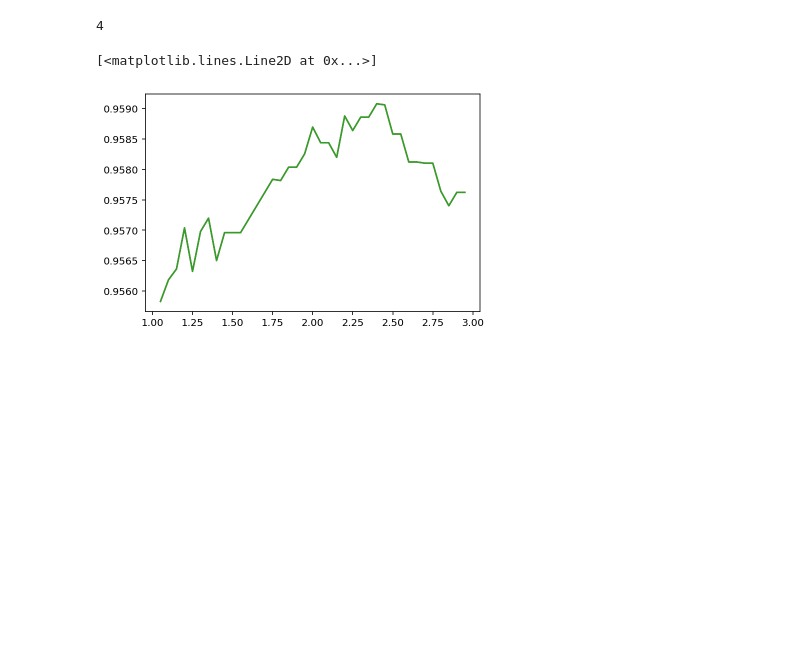
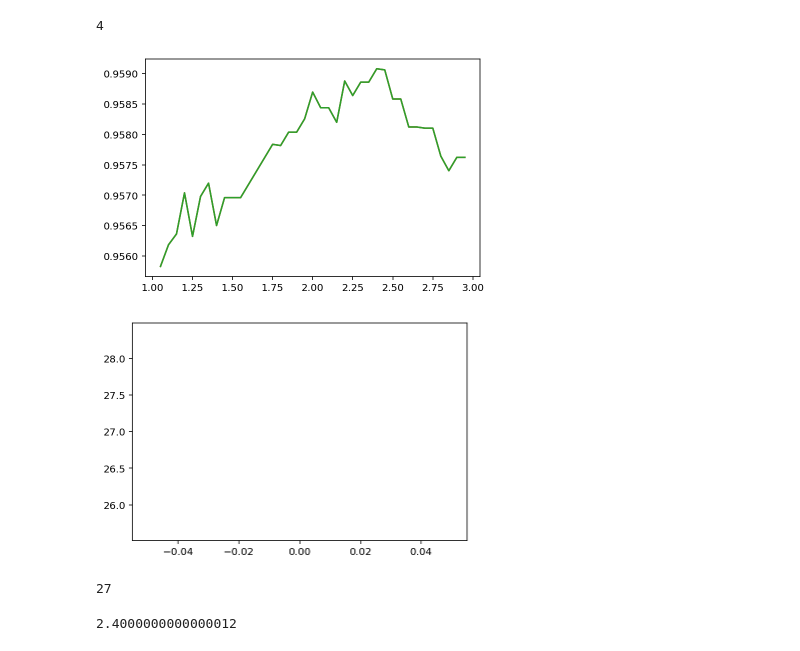
Before and after one commit to myurasov/Kaggle-BirdCLEF-2021, a Jupyter notebook: sandbox/test_boosting.ipynb, the cells around one changed output. Drawn from its saved outputs; the diff is of its cells as text; code cells hidden in the pictures; blank space fills up the shorter version.

```diff
--- a/sandbox/test_boosting.ipynb
+++ b/sandbox/test_boosting.ipynb
@@ -163,12 +163,23 @@ for m in np.arange(2, 10, 1):
 4
 # %%
 # plt.plot(bs, range(len(bs)))
-plt.plot(*scores[2])
-plt.plot(*scores[3])
-plt.plot(*scores[4])
+for k, v in scores.items():
+    plt.plot(*v)
 # %% [output]
-[<matplotlib.lines.Line2D at 0x...>]
 [figure]
+# %%
+for k, v in scores.items():
+    plt.plot()
+# %% [output]
+[figure, added]
+# %%
+np.argmax(scores[k][1])
+# %% [output]
+27
+# %%
+scores[2][0][27]
+# %% [output]
+2.4000000000000012
 # %%
 # df[df["_primary_labels"] != df["birds"]].to_csv("wrong.csv")
 # %%
```
